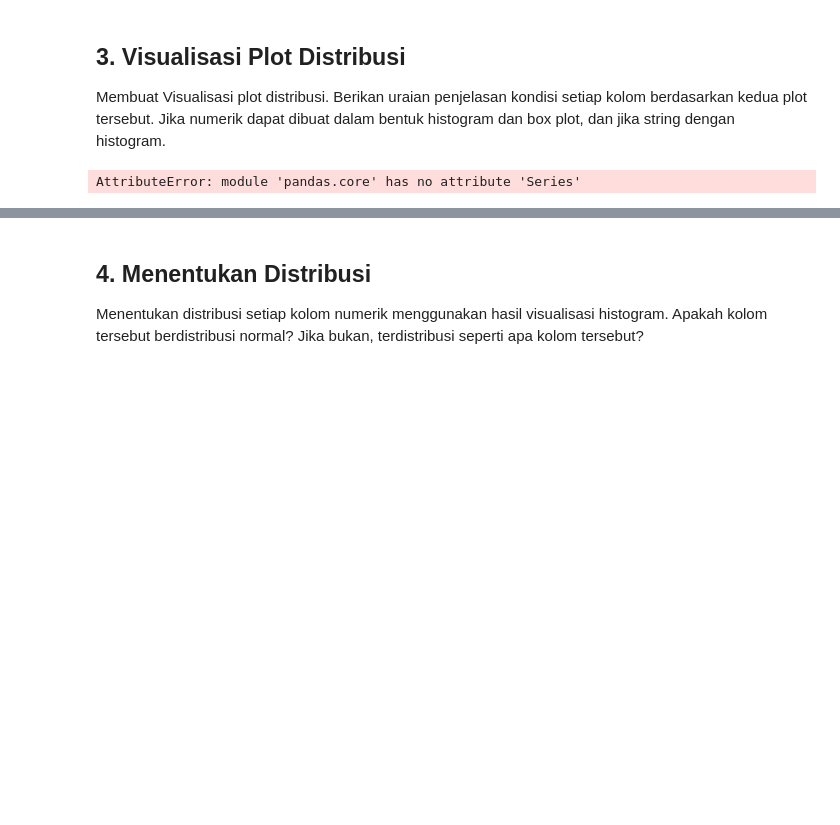
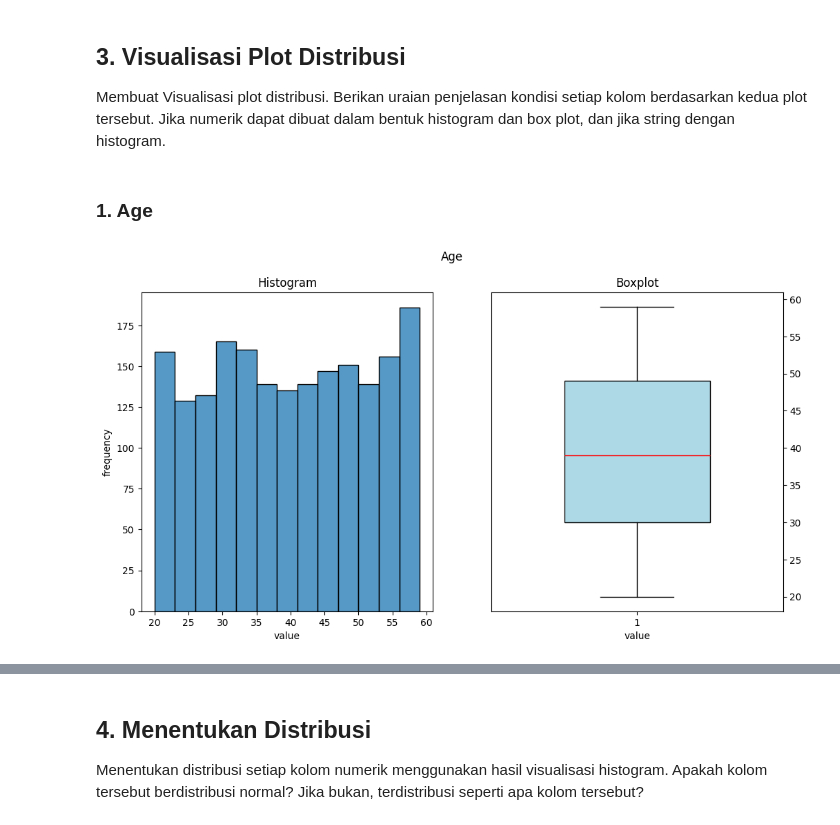
Before and after one commit to Farhannr28/K01-IF2220-13522037-13522039, a Jupyter notebook: Tugas_Besar_Probstat.ipynb, the cells around one changed output, grey strips where cells are left out. Drawn from its saved outputs; the diff is of its cells as text; code cells hidden in the pictures; blank space fills up the shorter version.

```diff
--- a/Tugas_Besar_Probstat.ipynb
+++ b/Tugas_Besar_Probstat.ipynb
@@ -316,24 +303,33 @@ Apakah pada data tersebut terdapat outlier? Jika ya, dapatkah anda menanganinya?
 ## **3. Visualisasi Plot Distribusi**
 Membuat Visualisasi plot distribusi. Berikan uraian penjelasan kondisi setiap kolom berdasarkan kedua plot tersebut. Jika numerik dapat dibuat dalam bentuk histogram dan box plot, dan jika string dengan histogram.
 # %%
-def distribution_plot(column: pd.core.Series.series):
+def distribution_plot(column: pd.core.series.Series):
     # create a new figure with two subplots
-    fig, (ax1, ax2) = plt.subplots(ncols=2, figsize=(12,6))
+
+    if(column.dtypes == 'object'):
+        fig, ax1 = plt.subplots(ncols=1, figsize=(12,6))
+    else:
+        fig, (ax1, ax2) = plt.subplots(ncols=2, figsize=(12,6))
 
     # plot the histogram of the data
-    sns.histplot(atr, ax=ax1)
+    sns.histplot(column, ax=ax1)
     ax1.set_title("Histogram")
     ax1.set_ylabel("frequency")
     ax1.set_xlabel("value")
 
-    # plot the boxplot on the second subplot
-    ax2.boxplot(atr, vert=True, widths=0.5, patch_artist=True, boxprops=dict(facecolor='lightblue', color='black'), medianprops=dict(color='red'))
-    ax2.set_title('Boxplot')
-    ax2.set_xlabel('value')
-    ax2.yaxis.tick_right()
+    if(column.dtypes != 'object'):
+        # plot the boxplot on the second subplot
+        ax2.boxplot(column, vert=True, widths=0.5, patch_artist=True, boxprops=dict(facecolor='lightblue', color='black'), medianprops=dict(color='red'))
+        ax2.set_title('Boxplot')
+        ax2.set_xlabel('value')
+        ax2.yaxis.tick_right()
 
-    # display the plot
-    plt.suptitle(atr.name)
-    plt.show()
+        # display the plot
+        plt.suptitle(column.name)
+        plt.show()
-# %% [output]
-AttributeError: module 'pandas.core' has no attribute 'Series'
+# %% [markdown]
+### 1. Age
+# %%
+distribution_plot(clean_df['Age'])
+# %% [output]
+[figure, added]
```
Also changed, not shown: parts of 21 cells of this notebook.
